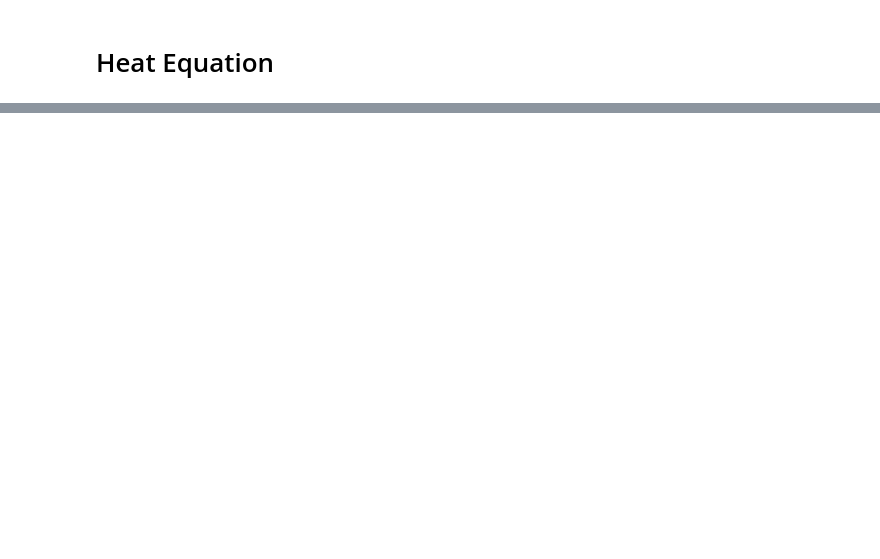
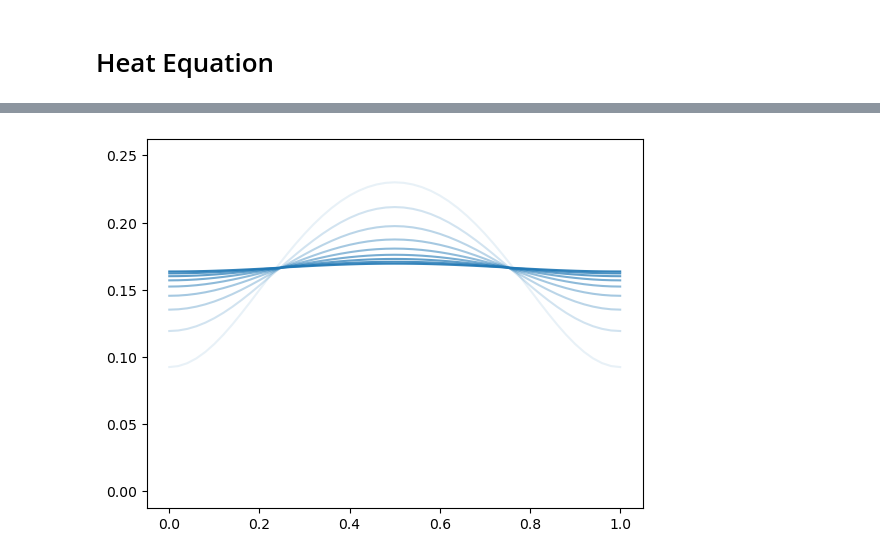
Before and after one commit to UBCMath/MATH316, a Jupyter notebook: _sources/heat.ipynb, the cells around one changed output, grey strips where cells are left out. Cells and saved outputs as stored; diff of their text form; code cells hidden in the pictures; blank space fills up the shorter version.

```diff
--- a/_sources/heat.ipynb
+++ b/_sources/heat.ipynb
@@ -165,0 +380,8 @@ plt.show()
+# %%
+x = np.linspace(0,L,N+1)
+nframes = 10
+step = M//nframes
+for i in range(nframes):
+    plt.plot(x,U[:,step*i],'C0',alpha=i/nframes)
+# %% [output]
+[figure, added]
```
Also changed, not shown: parts of 32 cells of this notebook, 6 other files.
